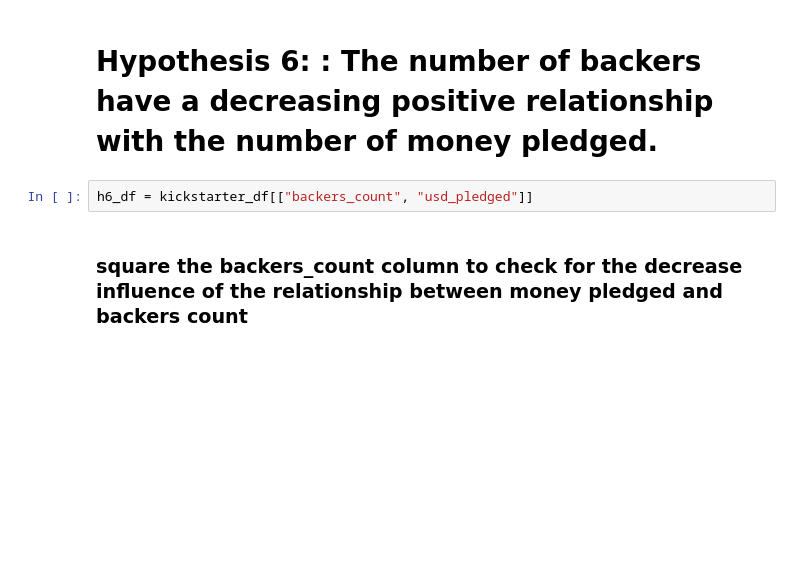
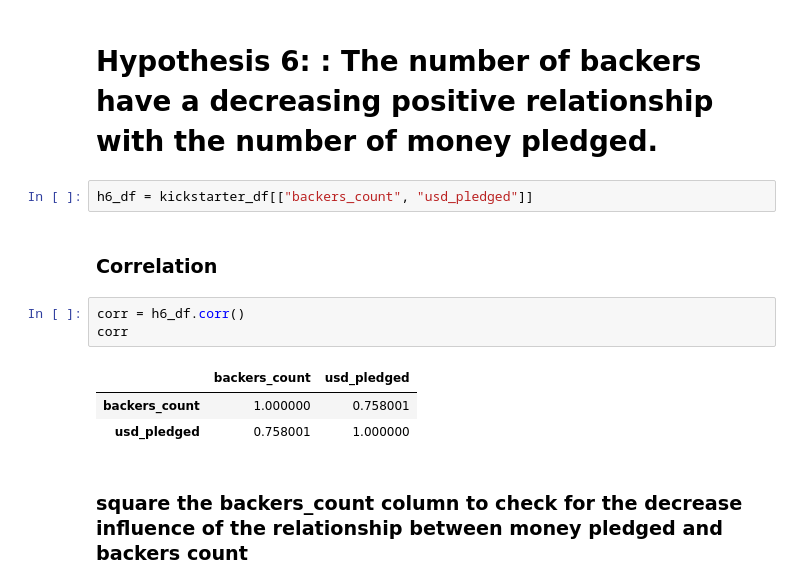
Before and after one commit to avidang/Data_project, a Jupyter notebook: h6_backers_regression.ipynb, the cells around one changed output. Drawn from its saved outputs; the diff is of its cells as text; blank space fills up the shorter version.

```diff
--- a/h6_backers_regression.ipynb
+++ b/h6_backers_regression.ipynb
@@ -85,6 +74,15 @@ kickstarter_df.describe().astype("Float64")
 # Hypothesis 6: : The number of backers have a decreasing positive relationship with the number of money pledged.
 # %%
 h6_df = kickstarter_df[["backers_count", "usd_pledged"]]
+# %% [markdown]
+### Correlation
+# %%
+corr = h6_df.corr()
+corr
+# %% [output]
+|  | backers_count | usd_pledged |
+| backers_count | 1.000000 | 0.758001 |
+| usd_pledged | 0.758001 | 1.000000 |
 # %% [markdown]
 ### square the backers_count column to check for the decrease influence of the relationship between money pledged and backers count
 # %%
```
Also changed, not shown: parts of 3 cells of this notebook, 1 other file.
